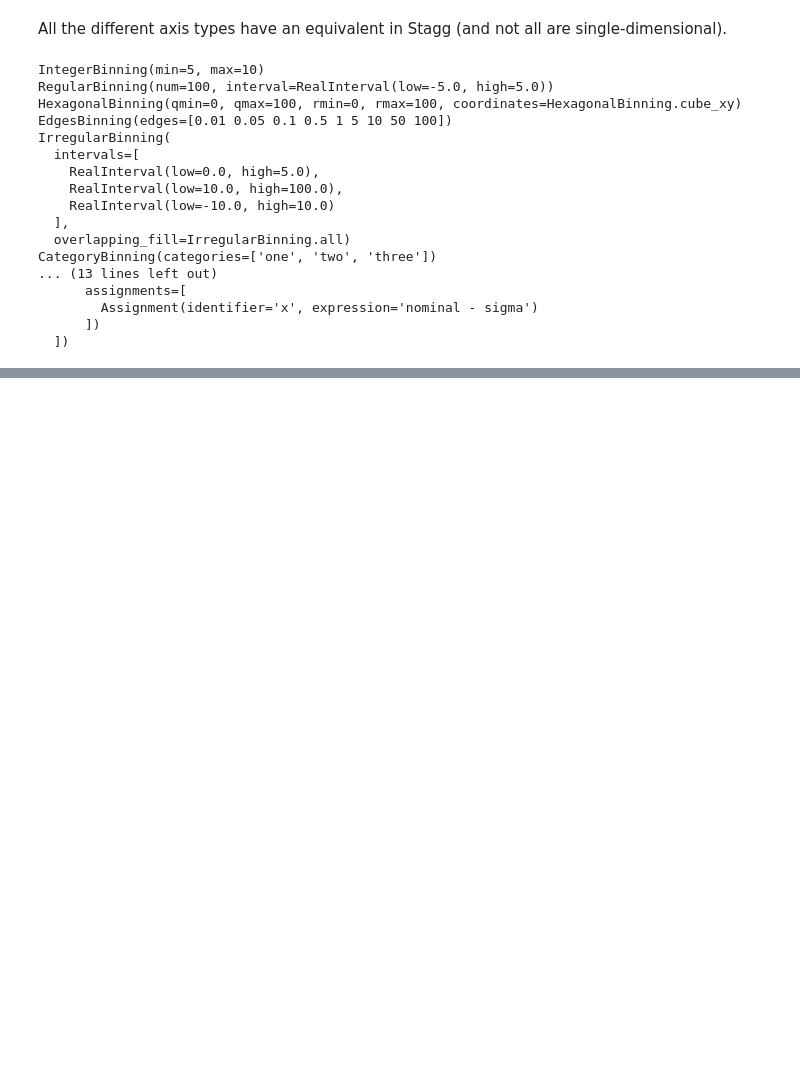
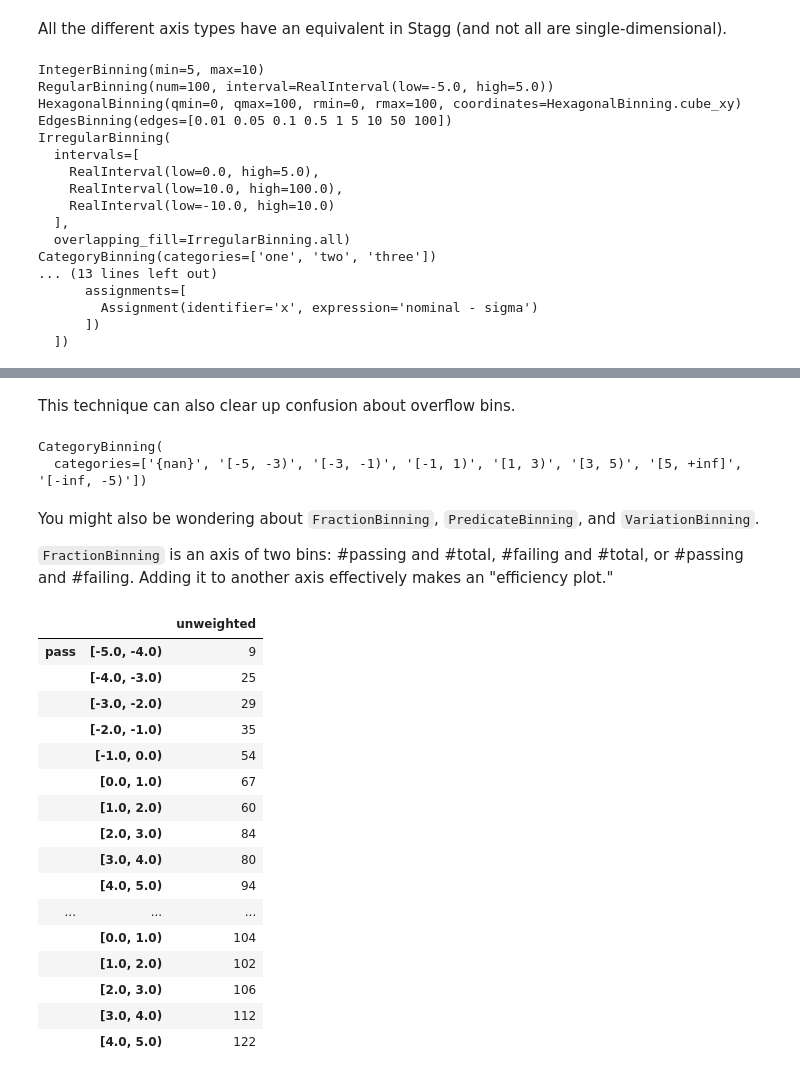
Before and after one commit to scikit-hep/aghast, a Jupyter notebook: binder/examples.ipynb, the cells around one changed output, grey strips where cells are left out. Cells and saved outputs as stored; diff of their text form; code cells hidden in the pictures; blank space fills up the shorter version.

```diff
--- a/binder/examples.ipynb
+++ b/binder/examples.ipynb
@@ -204,0 +232,42 @@ CategoryBinning(categories=['one', 'two', 'three'])
+# %% [markdown]
+This technique can also clear up confusion about overflow bins.
+# %%
+stagg.RegularBinning(5, stagg.RealInterval(-5, 5), stagg.RealOverflow(
+    loc_underflow=stagg.BinLocation.above2,
+    loc_overflow=stagg.BinLocation.above1,
+    loc_nanflow=stagg.BinLocation.below1
+    )).toCategoryBinning().dump()
+# %% [output]
+CategoryBinning(
+  categories=['{nan}', '[-5, -3)', '[-3, -1)', '[-1, 1)', '[1, 3)', '[3, 5)', '[5, +inf]', '[-inf, -5)'])
+# %% [markdown]
+You might also be wondering about `FractionBinning`, `PredicateBinning`, and `VariationBinning`.
+
+`FractionBinning` is an axis of two bins: #passing and #total, #failing and #total, or #passing and #failing. Adding it to another axis effectively makes an "efficiency plot."
+# %%
+h = stagg.Histogram([stagg.Axis(stagg.FractionBinning()),
+                     stagg.Axis(stagg.RegularBinning(10, stagg.RealInterval(-5, 5)))],
+                    stagg.UnweightedCounts(
+                        stagg.InterpretedInlineBuffer.fromarray(
+                            numpy.array([[  9,  25,  29,  35,  54,  67,  60,  84,  80,  94],
+                                         [ 99, 119, 109, 109,  95, 104, 102, 106, 112, 122]]))))
+df = stagg.connect.pandas.topandas(h)
+df
+# %% [output]
+|  |  | unweighted |
+| pass | [-5.0, -4.0) | 9 |
+|  | [-4.0, -3.0) | 25 |
+|  | [-3.0, -2.0) | 29 |
+|  | [-2.0, -1.0) | 35 |
+|  | [-1.0, 0.0) | 54 |
+|  | [0.0, 1.0) | 67 |
+|  | [1.0, 2.0) | 60 |
+|  | [2.0, 3.0) | 84 |
+|  | [3.0, 4.0) | 80 |
+|  | [4.0, 5.0) | 94 |
+| ... | ... | ... |
+|  | [0.0, 1.0) | 104 |
+|  | [1.0, 2.0) | 102 |
+|  | [2.0, 3.0) | 106 |
+|  | [3.0, 4.0) | 112 |
+|  | [4.0, 5.0) | 122 |
```
Also changed, not shown: parts of 7 cells of this notebook.
